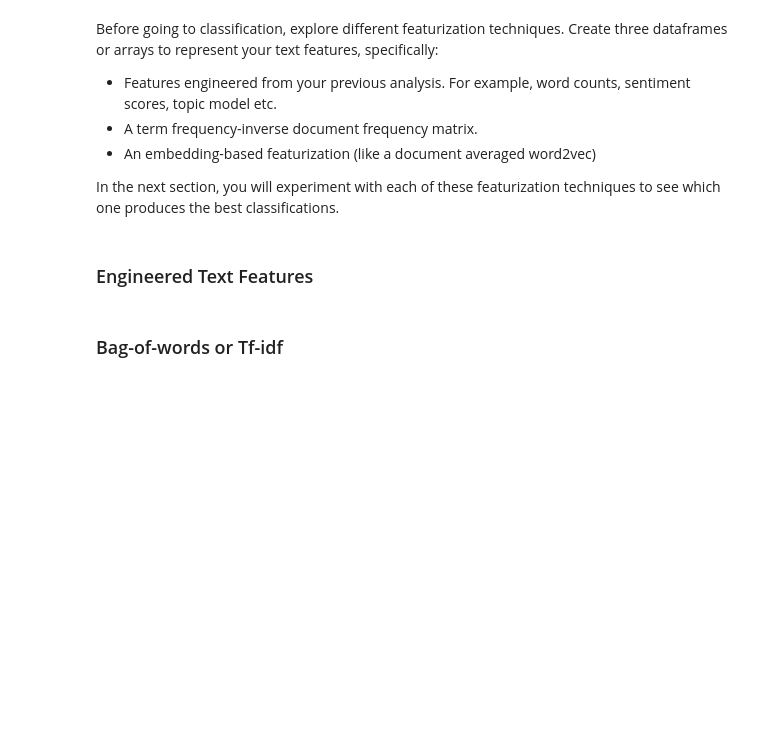
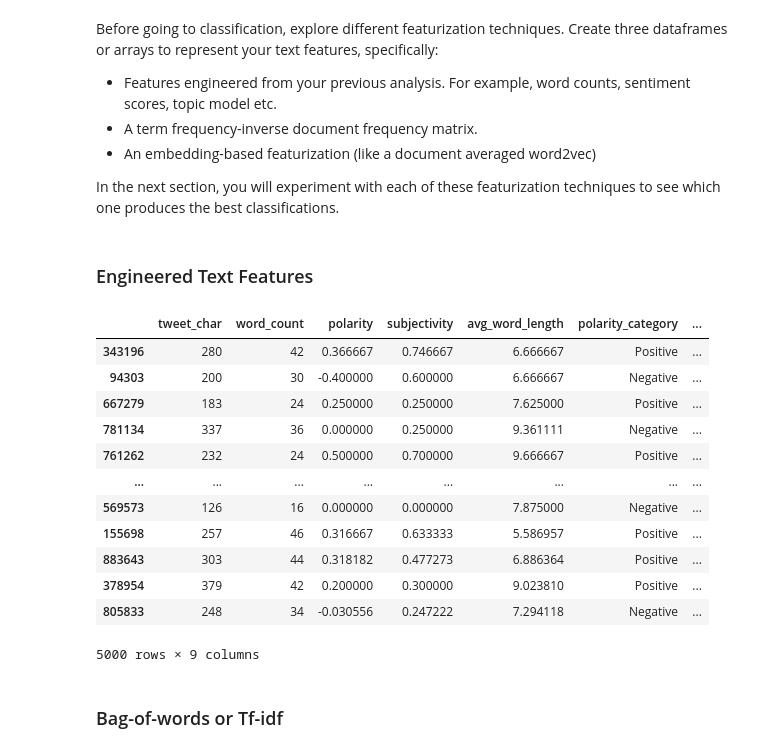
Before and after one commit to cindyalvar/Computational-Social-Science-Projects, a Jupyter notebook: Project 5/Project 5 Cindy_Alvarez.ipynb, the cells around one changed output. Saved outputs shown, nothing was run; the diff lists cells and outputs as text; code cells hidden in the pictures; blank space fills up the shorter version.

```diff
--- a/Project 5/Project 5 Cindy_Alvarez.ipynb
+++ b/Project 5/Project 5 Cindy_Alvarez.ipynb
@@ -534,28 +527,44 @@ In the next section, you will experiment with each of these featurization techni
 # %%
 # 1. Features engineered from previous analysis
 
 # Create a dataframe with engineered features
 engineered_features = congress_tweets_sample[['tweet_char', 'word_count', 'polarity', 'subjectivity']].copy()
 
 # Add new features based on previous analysis
 
 # Ratio of characters to words (complexity measure)
 engineered_features['avg_word_length'] = congress_tweets_sample['tweet_char'] / congress_tweets_sample['word_count']
 
 # Create categorical features
 engineered_features['polarity_category'] = pd.cut(congress_tweets_sample['polarity'],
                                                  bins=[-1, -0.5, 0, 0.5, 1],
                                                  labels=['Very Negative', 'Negative', 'Positive', 'Very Positive'])
 
 engineered_features['subjectivity_category'] = pd.cut(congress_tweets_sample['subjectivity'],
                                                      bins=[0, 0.33, 0.67, 1],
                                                      labels=['Objective', 'Neutral', 'Subjective'])
 
 # Add party and position from original dataframe if available
 if 'party' in congress_tweets_sample.columns:
     engineered_features['party'] = congress_tweets_sample['party']
 if 'position' in congress_tweets_sample.columns:
     engineered_features['position'] = congress_tweets_sample['position']
+
+engineered_features
+# %% [output]
+|  | tweet_char | word_count | polarity | subjectivity | avg_word_length | polarity_category | ... |
+| 343196 | 280 | 42 | 0.366667 | 0.746667 | 6.666667 | Positive | ... |
+| 94303 | 200 | 30 | -0.400000 | 0.600000 | 6.666667 | Negative | ... |
+| 667279 | 183 | 24 | 0.250000 | 0.250000 | 7.625000 | Positive | ... |
+| 781134 | 337 | 36 | 0.000000 | 0.250000 | 9.361111 | Negative | ... |
+| 761262 | 232 | 24 | 0.500000 | 0.700000 | 9.666667 | Positive | ... |
+| ... | ... | ... | ... | ... | ... | ... | ... |
+| 569573 | 126 | 16 | 0.000000 | 0.000000 | 7.875000 | Negative | ... |
+| 155698 | 257 | 46 | 0.316667 | 0.633333 | 5.586957 | Positive | ... |
+| 883643 | 303 | 44 | 0.318182 | 0.477273 | 6.886364 | Positive | ... |
+| 378954 | 379 | 42 | 0.200000 | 0.300000 | 9.023810 | Positive | ... |
+| 805833 | 248 | 34 | -0.030556 | 0.247222 | 7.294118 | Negative | ... |
+5000 rows × 9 columns
 # %% [markdown]
 ### Bag-of-words or Tf-idf
 # %%
```
Also changed, not shown: parts of 77 cells of this notebook.
